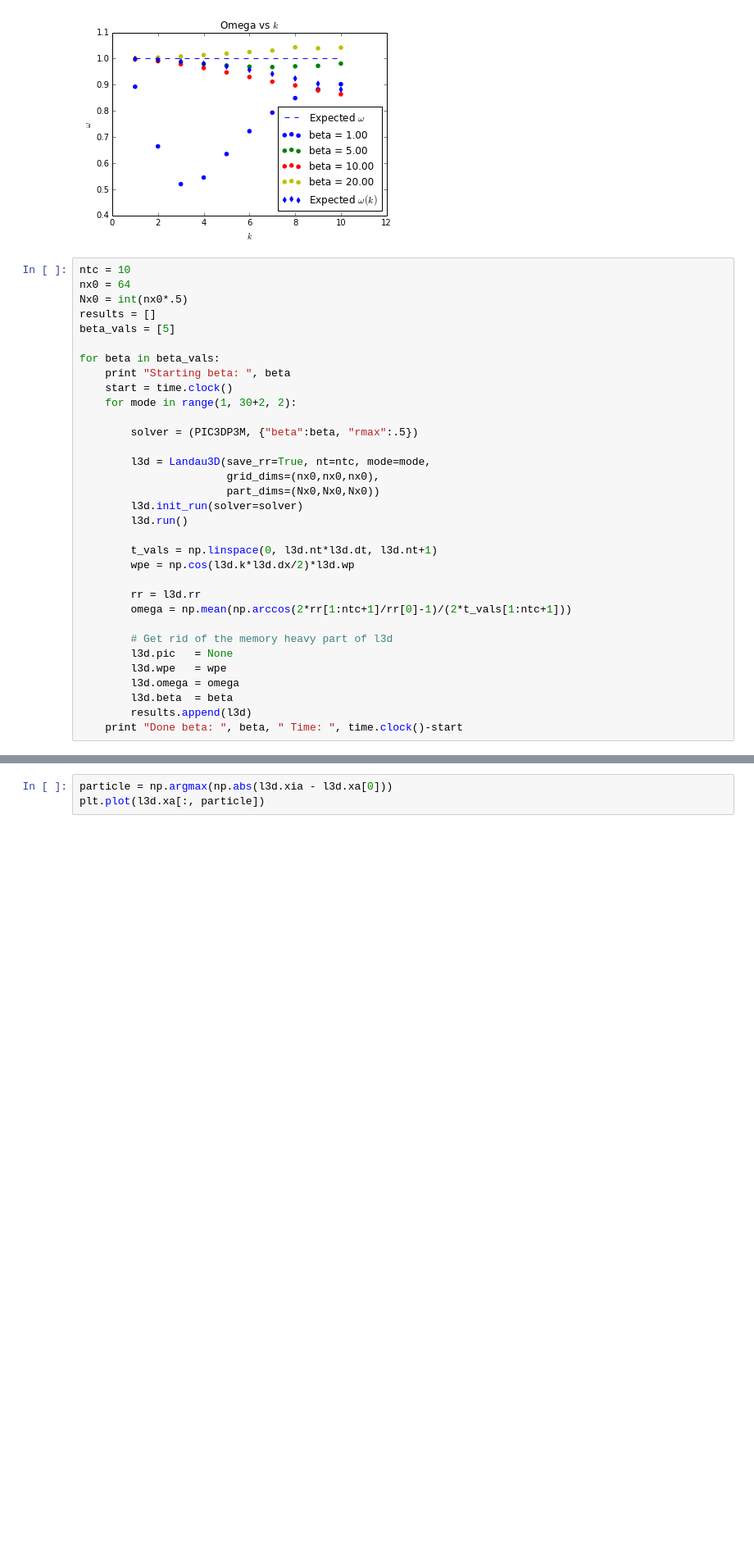
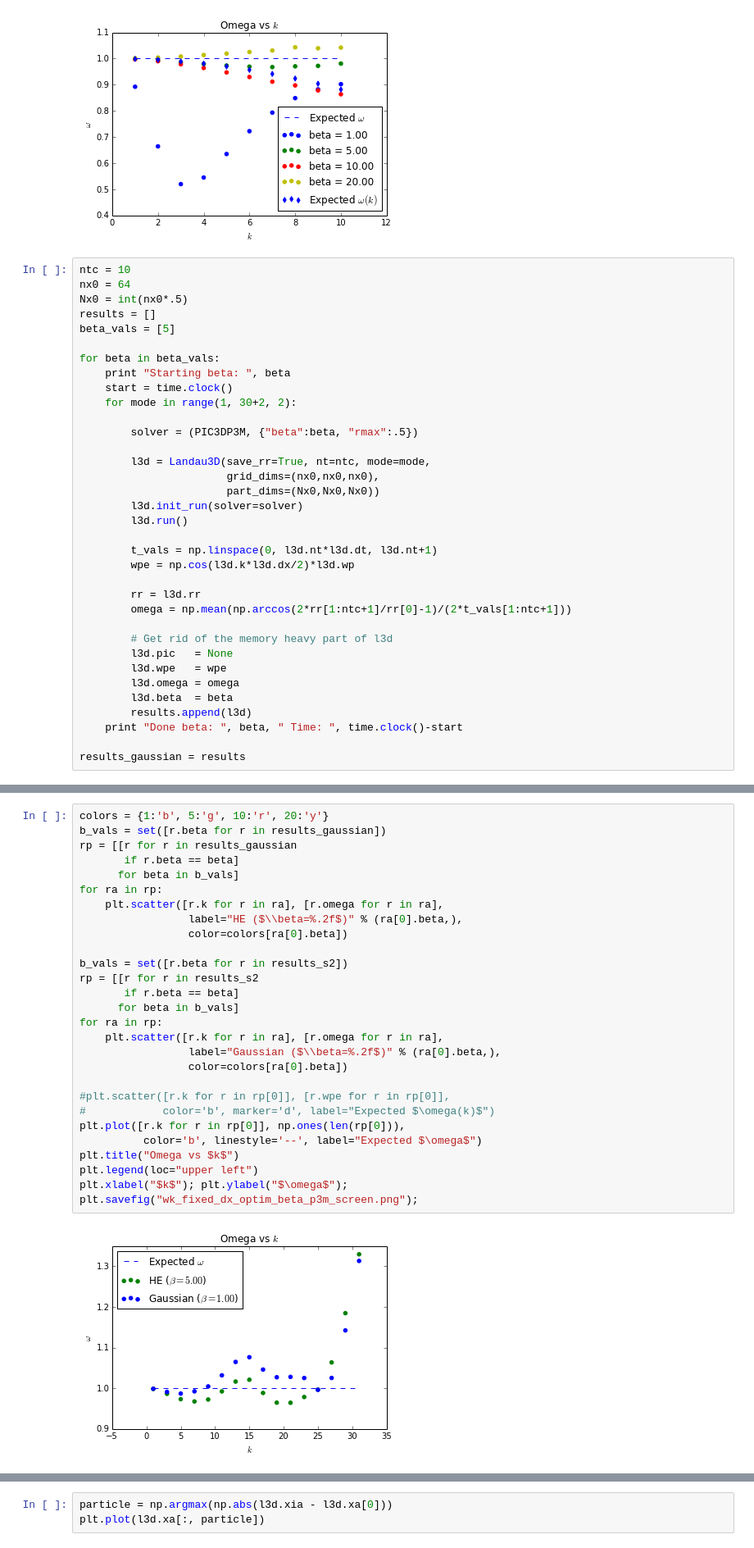
Before and after one commit to dreamer2368/py3d3v, a Jupyter notebook: py3d3v/dispersion-p3m.ipynb, the cells around one changed output, grey strips where cells are left out. Shown at 82% size. Saved outputs shown, nothing was run; the diff lists cells and outputs as text; blank space fills up the shorter version.

```diff
--- a/py3d3v/dispersion-p3m.ipynb
+++ b/py3d3v/dispersion-p3m.ipynb
@@ -110,5 +108,7 @@ for beta in beta_vals:
         l3d.beta  = beta
         results.append(l3d)
     print "Done beta: ", beta, " Time: ", time.clock()-start
+
+results_gaussian = results
 # %% [output]
 Starting beta:  5
@@ -135,3 +192,33 @@ plt.savefig("wk_fixed_dx_optim_beta_p3m.png");
+# %%
+colors = {1:'b', 5:'g', 10:'r', 20:'y'}
+b_vals = set([r.beta for r in results_gaussian])
+rp = [[r for r in results_gaussian
+       if r.beta == beta]
+      for beta in b_vals]
+for ra in rp:
+    plt.scatter([r.k for r in ra], [r.omega for r in ra],
+                 label="HE ($\\beta=%.2f$)" % (ra[0].beta,),
+                 color=colors[ra[0].beta])
+
+b_vals = set([r.beta for r in results_s2])
+rp = [[r for r in results_s2
+       if r.beta == beta]
+      for beta in b_vals]
+for ra in rp:
+    plt.scatter([r.k for r in ra], [r.omega for r in ra],
+                 label="Gaussian ($\\beta=%.2f$)" % (ra[0].beta,),
+                 color=colors[ra[0].beta])
+
+#plt.scatter([r.k for r in rp[0]], [r.wpe for r in rp[0]],
+#            color='b', marker='d', label="Expected $\omega(k)$")
+plt.plot([r.k for r in rp[0]], np.ones(len(rp[0])),
+          color='b', linestyle='--', label="Expected $\omega$")
+plt.title("Omega vs $k$")
+plt.legend(loc="upper left")
+plt.xlabel("$k$"); plt.ylabel("$\omega$");
+plt.savefig("wk_fixed_dx_optim_beta_p3m_screen.png");
+# %% [output]
+[figure, added]
 # %%
 # Look at individual particle motion
 
```
Also changed, not shown: parts of 6 cells of this notebook, 1 other file.
